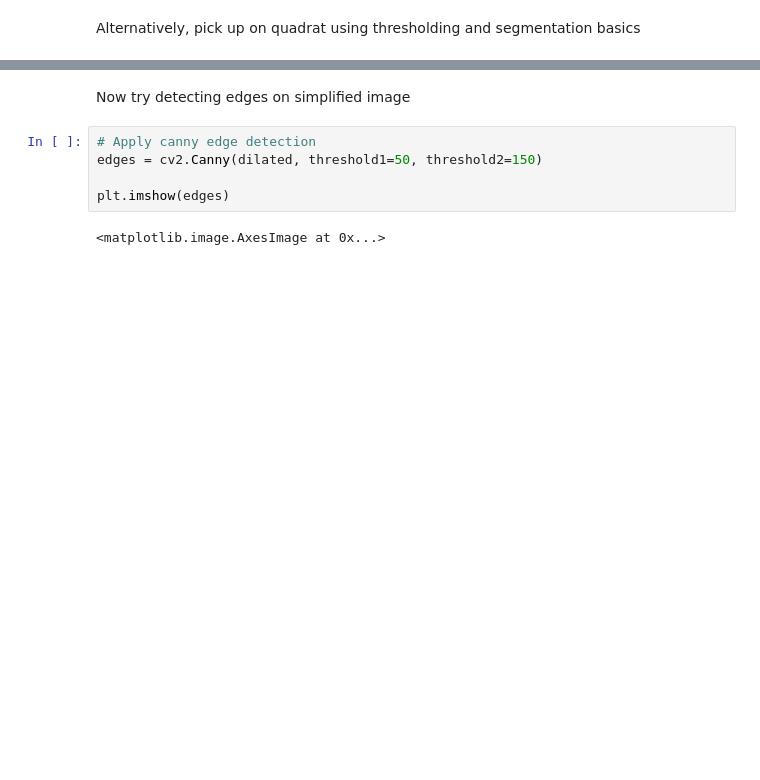
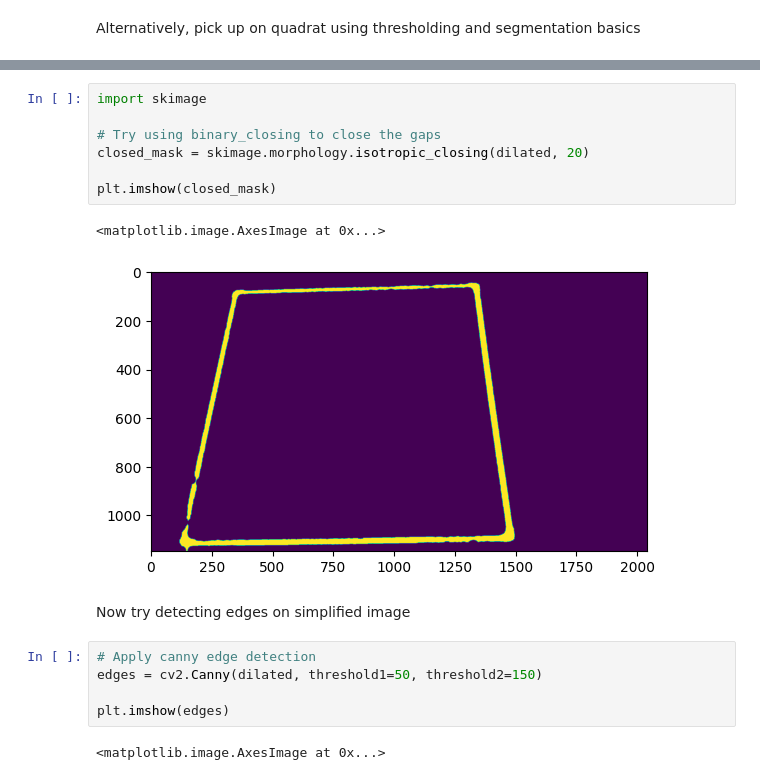
Before and after one commit to dustydells/mtech_reu_plants, a Jupyter notebook: sandbox.ipynb, the cells around one changed output, grey strips where cells are left out. Saved outputs shown, nothing was run; the diff lists cells and outputs as text; blank space fills up the shorter version.

```diff
--- a/sandbox.ipynb
+++ b/sandbox.ipynb
@@ -1136,3 +1136,13 @@ plt.imshow(dilated)
+# %%
+import skimage
+
+# Try using binary_closing to close the gaps
+closed_mask = skimage.morphology.isotropic_closing(dilated, 20)
+
+plt.imshow(closed_mask)
+# %% [output]
+<matplotlib.image.AxesImage at 0x...>
+[figure, added]
 # %% [markdown]
 Now try detecting edges on simplified image
 # %%
```
Also changed, not shown: parts of 12 cells of this notebook, 2 other files.
